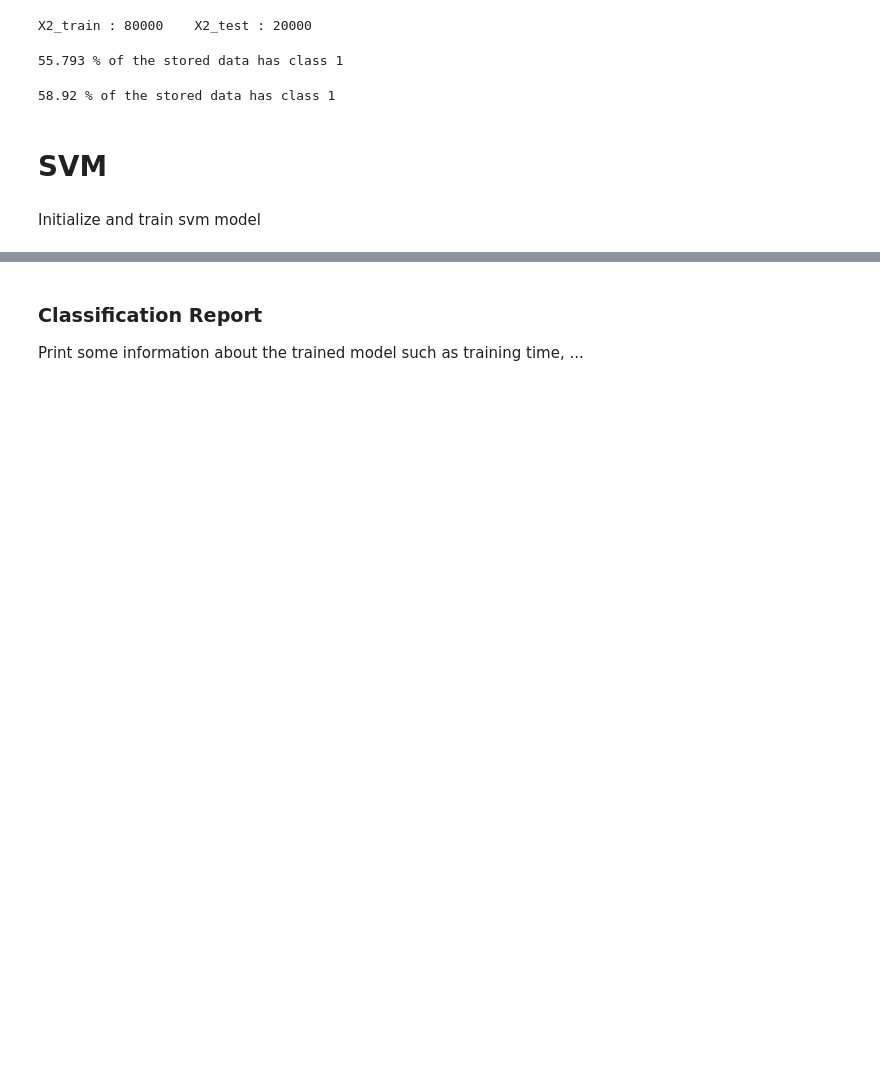
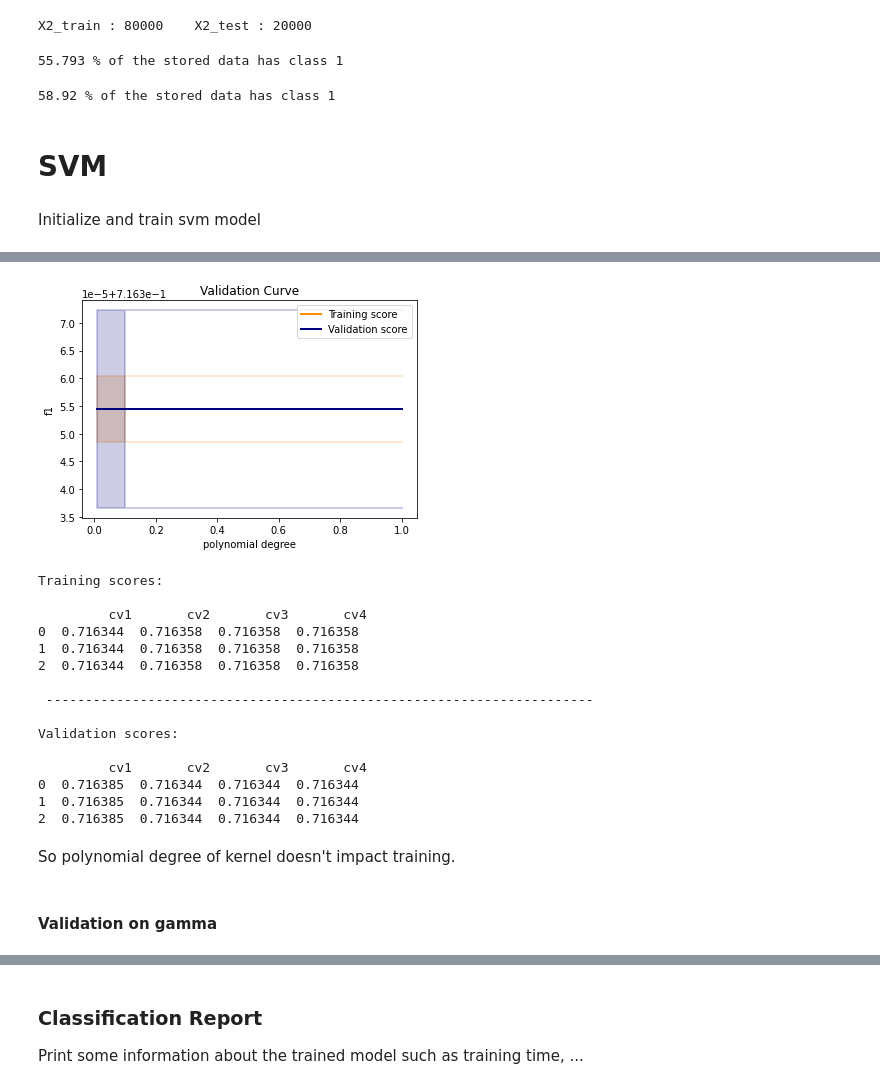
Before and after one commit to as2c/MLP---Cosmology, a Jupyter notebook: Optimization2/SVM_data2.ipynb, the cells around one changed output, grey strips where cells are left out. Saved outputs shown, nothing was run; the diff lists cells and outputs as text; code cells hidden in the pictures; blank space fills up the shorter version.

```diff
--- a/Optimization2/SVM_data2.ipynb
+++ b/Optimization2/SVM_data2.ipynb
@@ -197,0 +271,2 @@ pickle.dump(trained_model, open(filename, 'wb'))
+# %%
+X_train, X_test, Y_train, Y_test = train_test_split(*shuffle(X, Y, n_samples = 100000, random_state=0) , random_state=0, test_size =.09)
@@ -197,0 +277,14 @@ pickle.dump(trained_model, open(filename, 'wb'))
+# %%
+deg_list = [2,3,4]
+train_scores, valid_scores = validation_curve(SVC(kernel= 'poly'), X_train, Y_train,
+                                              param_name="degree",
+                                              param_range=deg_list ,
+                                              cv=cv,
+                                              scoring = scoring,
+                                              verbose=1,
+                                              n_jobs=-1
+                                             )
+train_scores_mean = np.mean(train_scores, axis=1)
+train_scores_std = np.std(train_scores, axis=1)
+valid_scores_mean = np.mean(valid_scores, axis=1)
+valid_scores_std = np.std(valid_scores, axis=1)
@@ -197,0 +294,44 @@ pickle.dump(trained_model, open(filename, 'wb'))
+# %%
+xlabel = 'polynomial degree'
+ylabel = scoring
+plt_title = 'Validation Curve'
+
+fig = plt.figure()
+ax = fig.add_subplot(111, xlabel=xlabel, ylabel=ylabel, title=plt_title)
+plt.plot(c_list, train_scores_mean, label="Training score",
+             color="darkorange", lw=2)
+plt.fill_between(c_list, train_scores_mean - train_scores_std,
+                 train_scores_mean + train_scores_std, alpha=0.2,
+                 color="darkorange", lw=2)
+plt.plot(c_list, valid_scores_mean, label="Validation score",
+             color="navy", lw=2)
+plt.fill_between(c_list, valid_scores_mean - valid_scores_std,
+                 valid_scores_mean + valid_scores_std, alpha=0.2,
+                 color="navy", lw=2)
+plt.legend(loc="best")
+plt.show()
+
+print('Training scores:\n\n', pd.DataFrame( train_scores, columns=[f'cv{i+1}' for i in range(cv)]) )
+print('\n', '-' * 70) # separator to make the output easy to read
+print('\nValidation scores:\n\n', pd.DataFrame( valid_scores, columns=[f'cv{i+1}' for i in range(cv)]) )
+# %% [output]
+[figure, added]
+Training scores:
+
+         cv1       cv2       cv3       cv4
+0  0.716344  0.716358  0.716358  0.716358
+1  0.716344  0.716358  0.716358  0.716358
+2  0.716344  0.716358  0.716358  0.716358
+
+ ----------------------------------------------------------------------
+
+Validation scores:
+
+         cv1       cv2       cv3       cv4
+0  0.716385  0.716344  0.716344  0.716344
+1  0.716385  0.716344  0.716344  0.716344
+2  0.716385  0.716344  0.716344  0.716344
+# %% [markdown]
+So polynomial degree of kernel doesn't impact training.
+# %% [markdown]
+#### Validation on gamma
```
Also changed, not shown: parts of 30 cells of this notebook.
